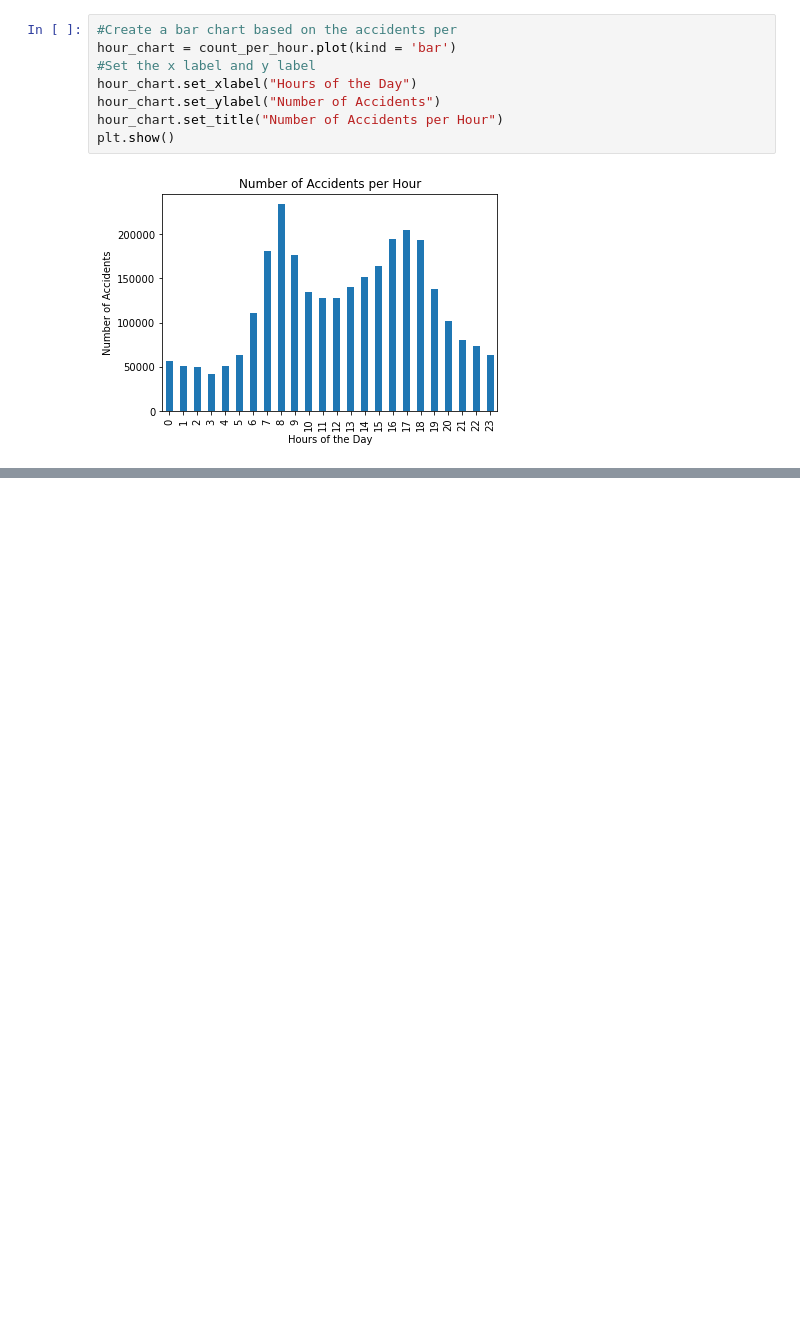
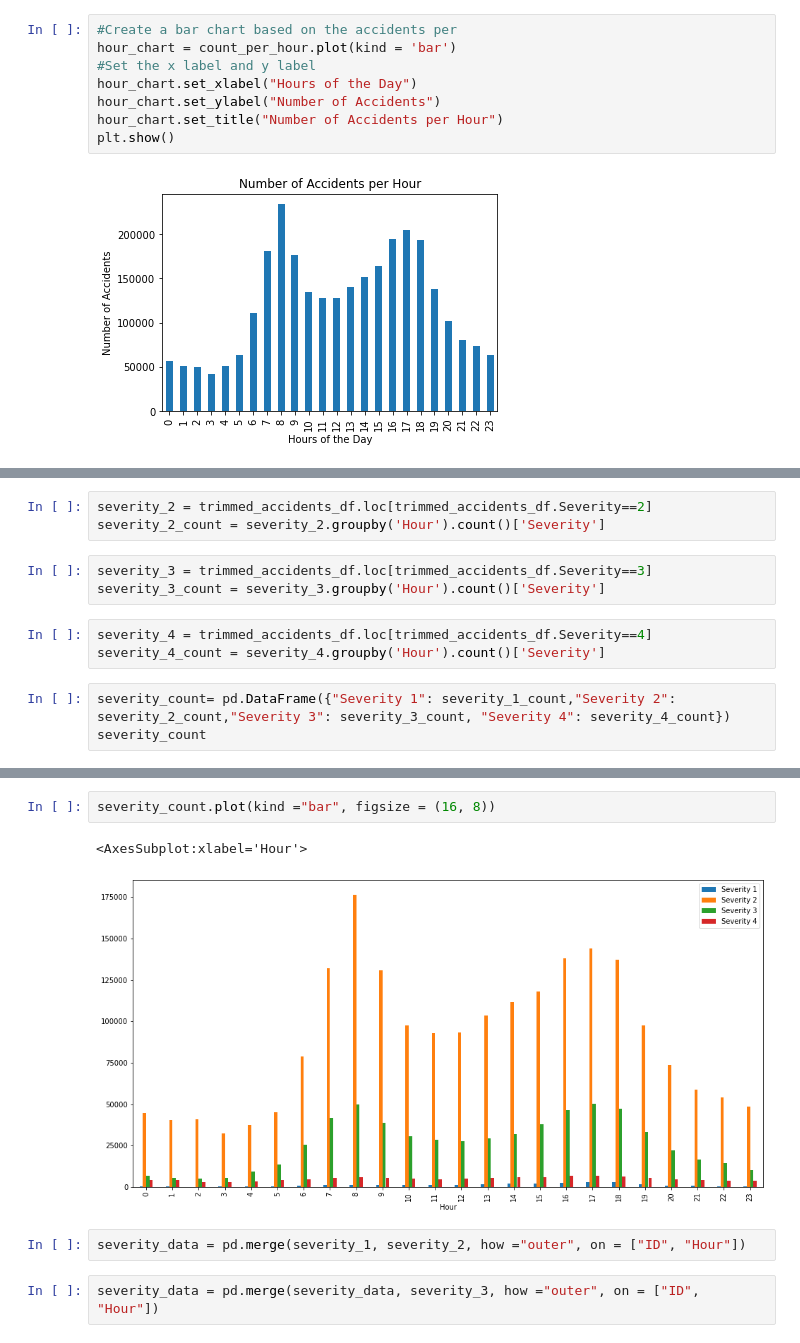
Before and after one commit to EmilyZ9392/Project-1-LJE, a Jupyter notebook: Project-1-LJE/accident_project_time.ipynb, the cells around one changed output, grey strips where cells are left out. Saved outputs shown, nothing was run; the diff lists cells and outputs as text; blank space fills up the shorter version.

```diff
--- a/Project-1-LJE/accident_project_time.ipynb
+++ b/Project-1-LJE/accident_project_time.ipynb
@@ -116,0 +157,12 @@ KeyboardInterrupt:
+# %%
+severity_2 = trimmed_accidents_df.loc[trimmed_accidents_df.Severity==2]
+severity_2_count = severity_2.groupby('Hour').count()['Severity']
+# %%
+severity_3 = trimmed_accidents_df.loc[trimmed_accidents_df.Severity==3]
+severity_3_count = severity_3.groupby('Hour').count()['Severity']
+# %%
+severity_4 = trimmed_accidents_df.loc[trimmed_accidents_df.Severity==4]
+severity_4_count = severity_4.groupby('Hour').count()['Severity']
+# %%
+severity_count= pd.DataFrame({"Severity 1": severity_1_count,"Severity 2": severity_2_count,"Severity 3": severity_3_count, "Severity 4": severity_4_count})
+severity_count
@@ -116,0 +188,9 @@ KeyboardInterrupt:
+# %%
+severity_count.plot(kind ="bar", figsize = (16, 8))
+# %% [output]
+<AxesSubplot:xlabel='Hour'>
+[figure, added]
+# %%
+severity_data = pd.merge(severity_1, severity_2, how ="outer", on = ["ID", "Hour"])
+# %%
+severity_data = pd.merge(severity_data, severity_3, how ="outer", on = ["ID", "Hour"])
```
Also changed, not shown: parts of 8 cells of this notebook, 1 other file.
